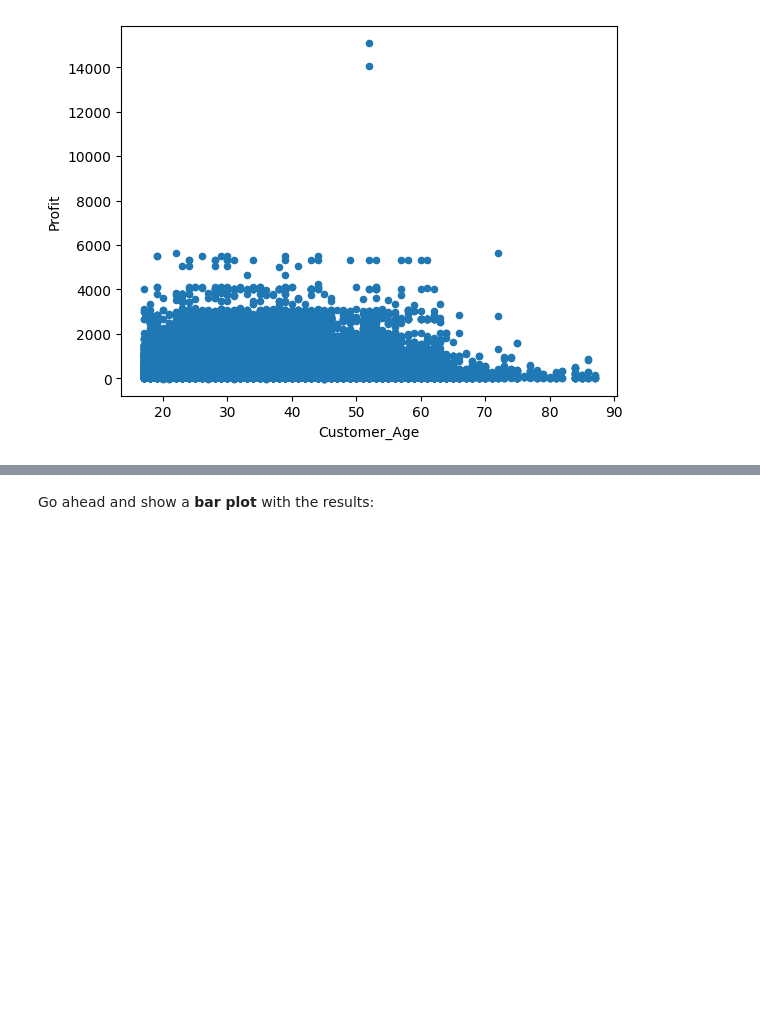
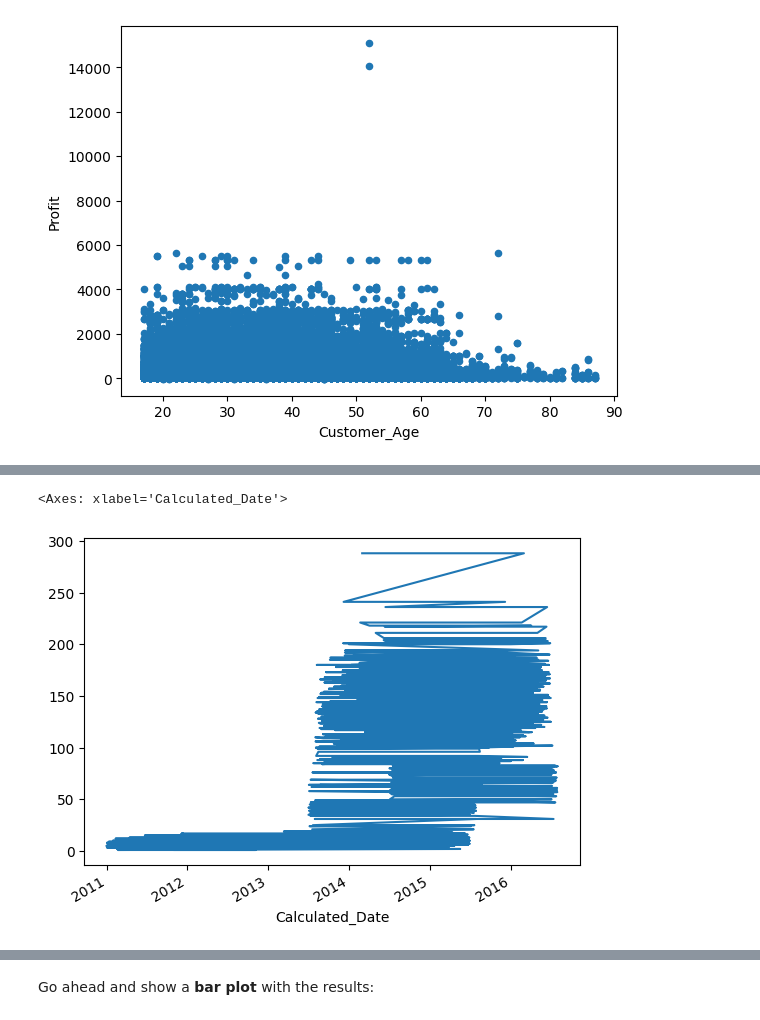
Before and after one commit to Rdorta08/FreeCodeCamp-Pandas-Real-Life-Example, a Jupyter notebook: Exercises_1.ipynb, the cells around one changed output, grey strips where cells are left out. Saved outputs shown, nothing was run; the diff lists cells and outputs as text; code cells hidden in the pictures; blank space fills up the shorter version.

```diff
--- a/Exercises_1.ipynb
+++ b/Exercises_1.ipynb
@@ -301,7 +318,3 @@ sales[['Customer_Age', 'Country']].boxplot(by='Country', figsize=(10,6))
 ### Add and calculate a new `Calculated_Date` column
 
 Use `Day`, `Month`, `Year` to create a `Date` column (`YYYY-MM-DD`).
-# %%
-sales['Calculated_Date'] = sales[['Year', 'Month', 'Day']].apply(lambda x: '{}-{}-{}'.format(x[0], x[1], x[2]), axis=1)
-
-sales['Calculated_Date'].head()
@@ -314,4 +328,0 @@ sales['Calculated_Date'].head()
-# %%
-sales['Calculated_Date'] = pd.to_datetime(sales['Calculated_Date'])
-
-sales['Calculated_Date'].head()
@@ -323,3 +339,7 @@ sales['Calculated_Date'].head()
 Show a <b>line plot</b> using `Calculated_Date` column as the x-axis and the count of sales as the y-axis.
 # %%
 # your code goes here
+sales['Calculated_Date'].value_counts().plot(kind = 'line')
+# %% [output]
+<Axes: xlabel='Calculated_Date'>
+[figure, added]
```
Also changed, not shown: parts of 19 cells of this notebook.
